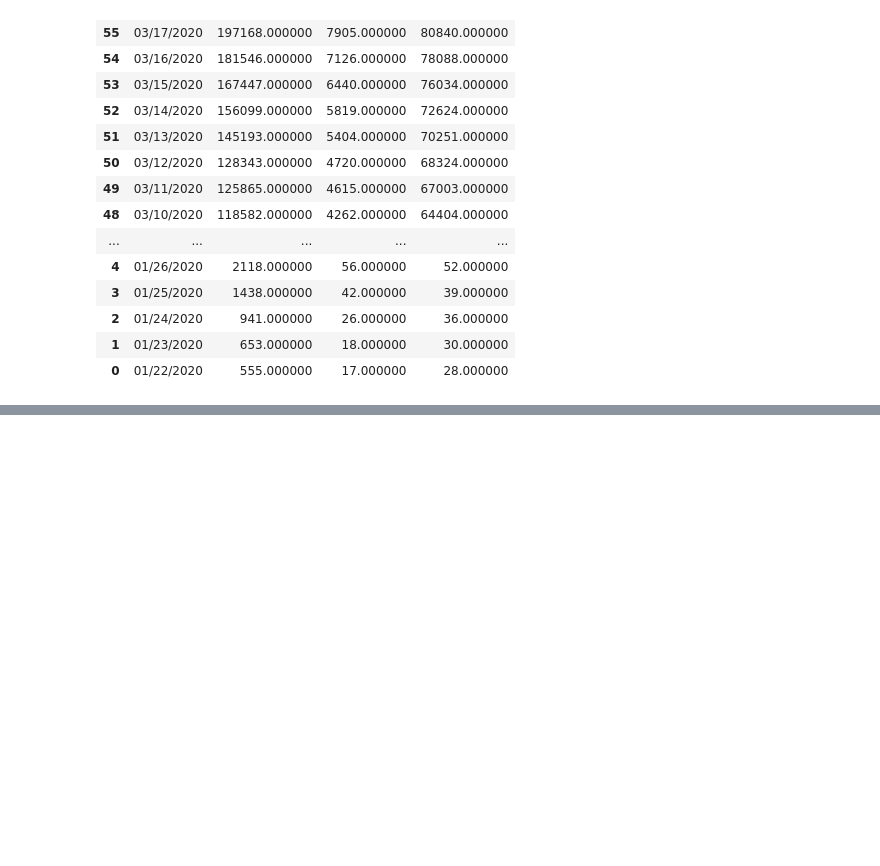
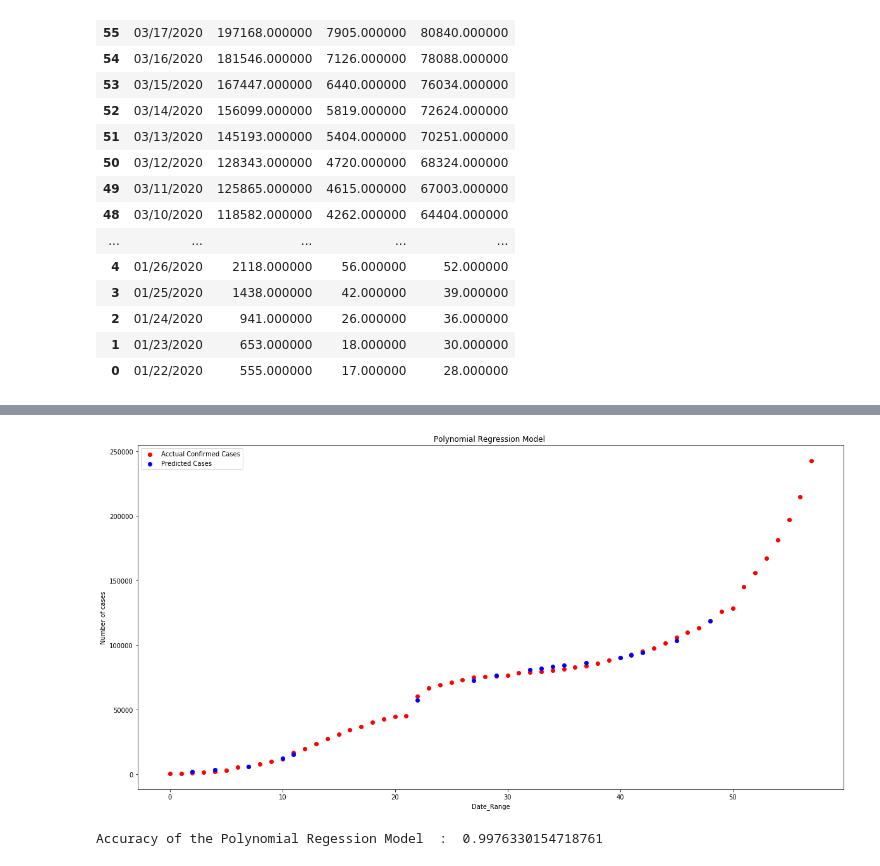
Before and after one commit to yasasmahima/Covid19-Data-Analysis-and-Prediction, a Jupyter notebook: COVID-19 Data Analysis.ipynb, the cells around one changed output, grey strips where cells are left out. Saved outputs shown, nothing was run; the diff lists cells and outputs as text; code cells hidden in the pictures; blank space fills up the shorter version.

Commit message:
Implement Predicion Models - Usig 5 Diffrent Algorithms

```diff
--- a/COVID-19 Data Analysis.ipynb
+++ b/COVID-19 Data Analysis.ipynb
@@ -216,0 +227,6 @@ Green : Recovered Cases
+# %%
+x_data=pd.DataFrame(cases_per_Day.index)
+y_data=pd.DataFrame(cases_per_Day.Confirmed)
+
+from sklearn.model_selection import train_test_split
+x_train,x_test,y_train,y_test=train_test_split(x_data,y_data,test_size=0.3,random_state=0)
@@ -216,0 +240,16 @@ Green : Recovered Cases
+# %%
+plt.scatter(x,y,color='red',label='Acctual Confirmed Cases')
+plt.scatter(x_test,lin_reg2.predict(poly_reg.fit_transform(x_test)),color='blue',label='Predicted Cases')
+plt.title("Polynomial Regression Model ")
+plt.xlabel("Date_Range")
+plt.ylabel("Number of cases")
+plt.legend()
+plt.show()
+# %% [output]
+[figure, added]
+# %%
+# Accuracy of the Polynomial regression Model Accuracy
+y_pred=lin_reg2.predict(poly_reg.fit_transform(x_test))
+print('Accuracy of the Polynomial Regession Model  : ',r2_score(y_test, y_pred))
+# %% [output]
+Accuracy of the Polynomial Regession Model  :  0.9976330154718761
```
Also changed, not shown: parts of 5 cells of this notebook.
